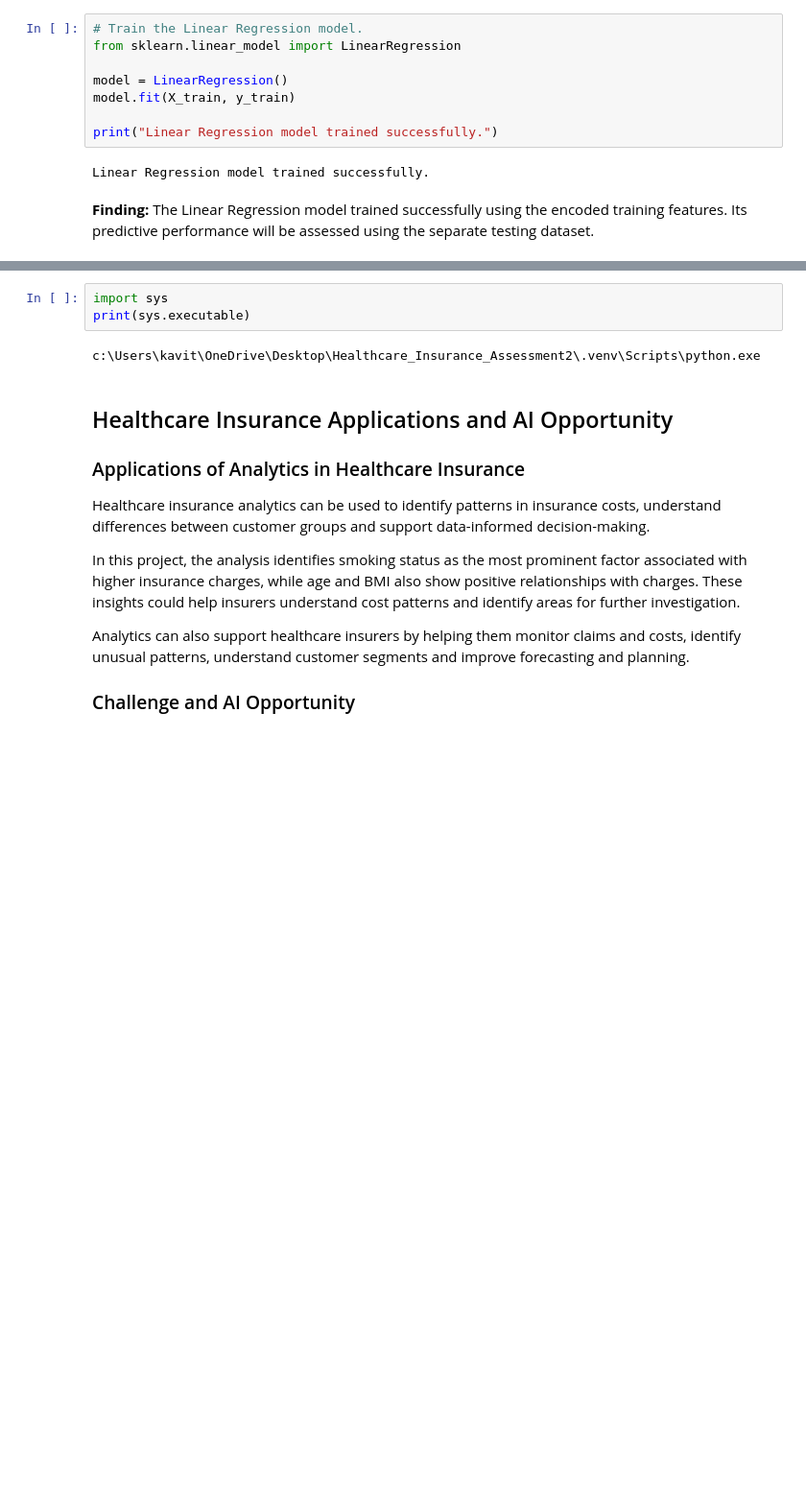
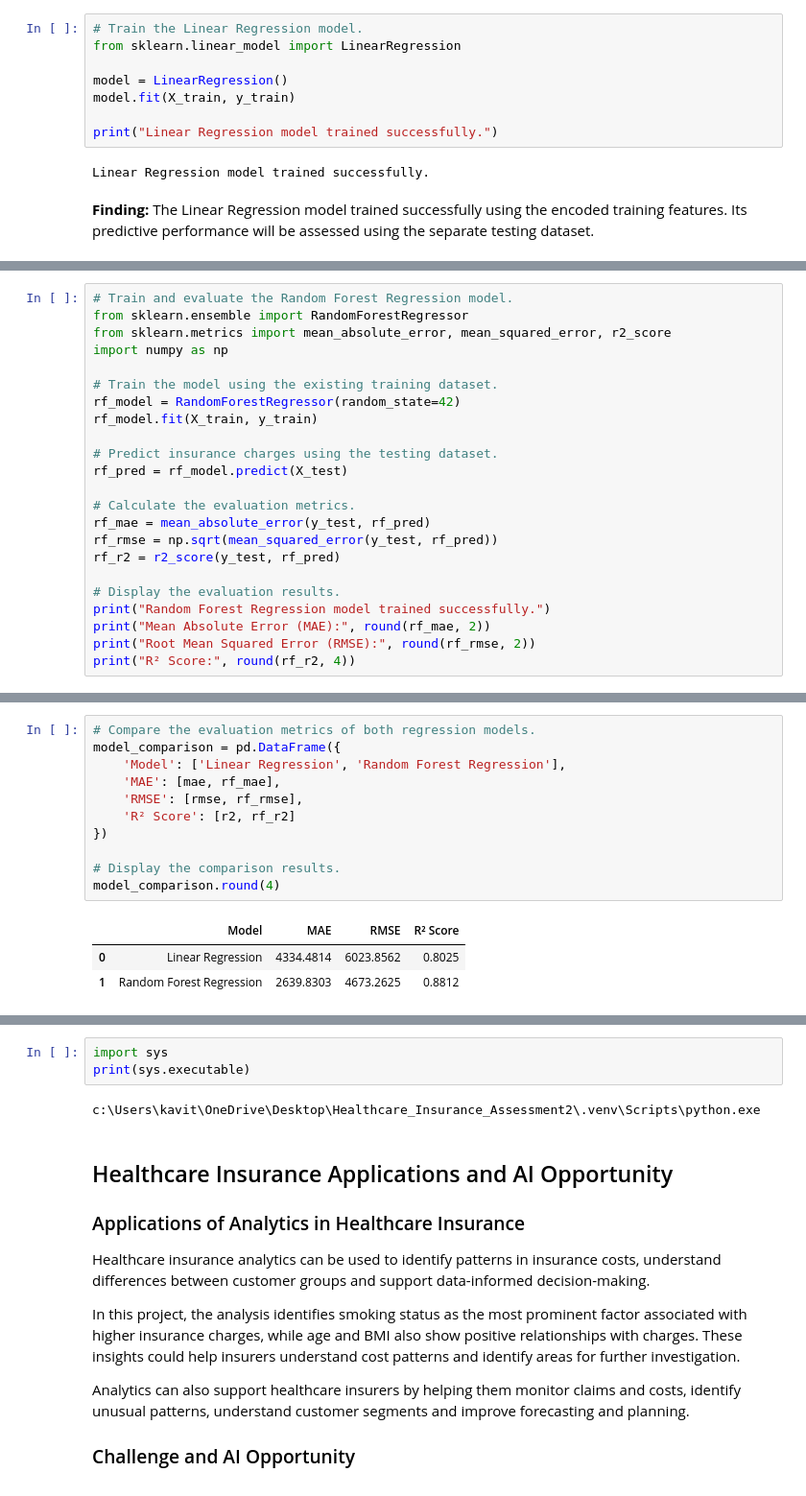
Before and after one commit to kavithasreesai30-del/healthcare-insurance-assessment-2, a Jupyter notebook: notebooks/healthcare_insurance_analysis.ipynb, the cells around one changed output, grey strips where cells are left out. Shown at 96% size. Drawn from its saved outputs; the diff is of its cells as text; blank space fills up the shorter version.

```diff
--- a/notebooks/healthcare_insurance_analysis.ipynb
+++ b/notebooks/healthcare_insurance_analysis.ipynb
@@ -1698,0 +1799,23 @@ Linear Regression model trained successfully.
+# %%
+# Train and evaluate the Random Forest Regression model.
+from sklearn.ensemble import RandomForestRegressor
+from sklearn.metrics import mean_absolute_error, mean_squared_error, r2_score
+import numpy as np
+
+# Train the model using the existing training dataset.
+rf_model = RandomForestRegressor(random_state=42)
+rf_model.fit(X_train, y_train)
+
+# Predict insurance charges using the testing dataset.
+rf_pred = rf_model.predict(X_test)
+
+# Calculate the evaluation metrics.
+rf_mae = mean_absolute_error(y_test, rf_pred)
+rf_rmse = np.sqrt(mean_squared_error(y_test, rf_pred))
+rf_r2 = r2_score(y_test, rf_pred)
+
+# Display the evaluation results.
+print("Random Forest Regression model trained successfully.")
+print("Mean Absolute Error (MAE):", round(rf_mae, 2))
+print("Root Mean Squared Error (RMSE):", round(rf_rmse, 2))
+print("R² Score:", round(rf_r2, 4))
@@ -1698,0 +1837,15 @@ Linear Regression model trained successfully.
+# %%
+# Compare the evaluation metrics of both regression models.
+model_comparison = pd.DataFrame({
+    'Model': ['Linear Regression', 'Random Forest Regression'],
+    'MAE': [mae, rf_mae],
+    'RMSE': [rmse, rf_rmse],
+    'R² Score': [r2, rf_r2]
+})
+
+# Display the comparison results.
+model_comparison.round(4)
+# %% [output]
+|  | Model | MAE | RMSE | R² Score |
+| 0 | Linear Regression | 4334.4814 | 6023.8562 | 0.8025 |
+| 1 | Random Forest Regression | 2639.8303 | 4673.2625 | 0.8812 |
```
Also changed, not shown: parts of 20 cells of this notebook, 1 other file.
